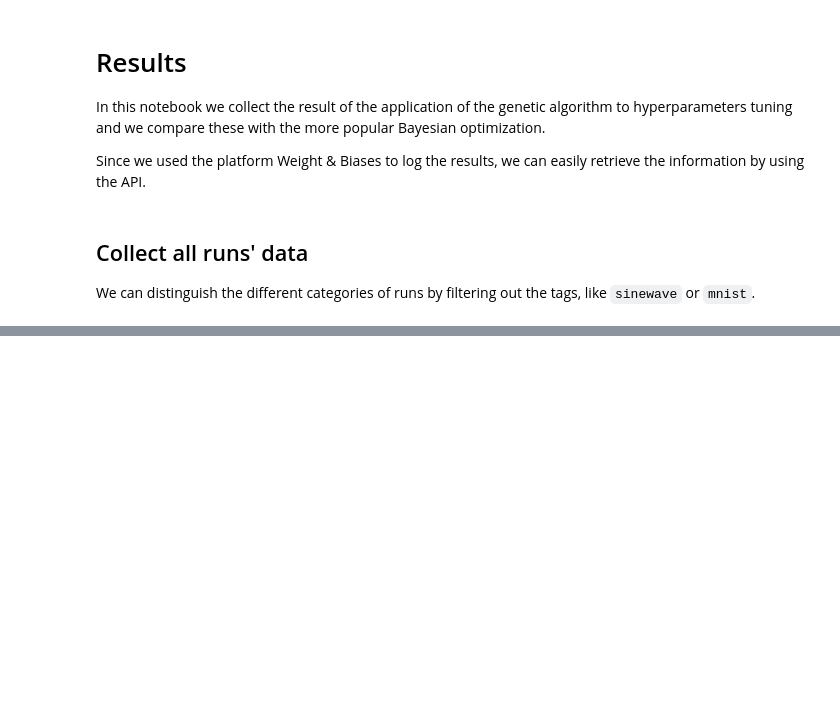
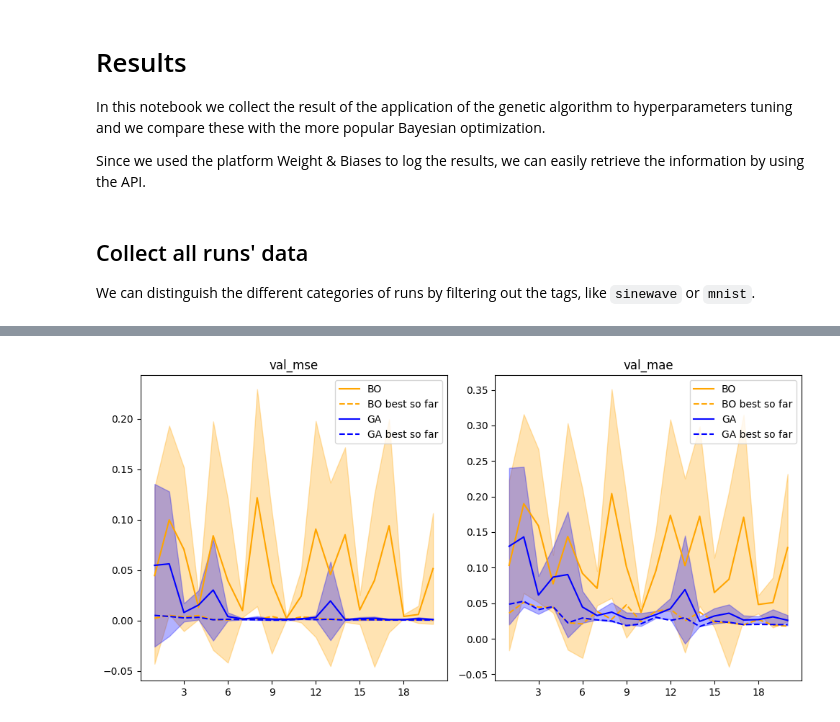
Before and after one commit to GabrielePintus/GMOO-Project, a Jupyter notebook: notebooks/Results MNIST MLP.ipynb, the cells around one changed output, grey strips where cells are left out. Cells and saved outputs as stored; diff of their text form; code cells hidden in the pictures; blank space fills up the shorter version.

```diff
--- a/notebooks/Results MNIST MLP.ipynb
+++ b/notebooks/Results MNIST MLP.ipynb
@@ -109,0 +81,38 @@ plt.show()
+# %%
+cols = ['val_mse', 'val_mae']
+# %%
+# Groupby generation and apply mean
+mean_GA = df_BO.groupby('generation')[cols].mean().rolling(smooting_window).mean()
+mean_BO = df_GA.groupby('generation')[cols].mean().rolling(smooting_window).mean()
+
+std_GA = df_BO.groupby('generation')[cols].std().rolling(smooting_window).mean()
+std_BO = df_GA.groupby('generation')[cols].std().rolling(smooting_window).mean()
+
+best_so_far_GA = df_BO.groupby('generation')[cols].min().rolling(smooting_window).mean()
+best_so_far_BO = df_GA.groupby('generation')[cols].min().rolling(smooting_window).mean()
+# %%
+# Plotting
+fig, ax = plt.subplots(1, len(cols), figsize=(len(cols)*5, 5))
+for i, col in enumerate(cols):
+    # GENETIC ALGORITHM
+    # Mean and std
+    ax[i].plot(mean_GA[col], label='BO', color='orange')
+    ax[i].fill_between(mean_GA.index, mean_GA[col] - std_GA[col], mean_GA[col] + std_GA[col], alpha=0.3, color='orange')
+    # Best so far
+    ax[i].plot(best_so_far_GA[col], label='BO best so far', linestyle='--', color='orange')
+
+    # BAYESIAN OPTIMIZATION
+    # Mean and std
+    ax[i].plot(mean_BO[col], label='GA', color='blue')
+    ax[i].fill_between(mean_BO.index, mean_BO[col] - std_BO[col], mean_BO[col] + std_BO[col], alpha=0.3, color='blue')
+    # Best so far
+    ax[i].plot(best_so_far_BO[col], label='GA best so far', linestyle='--', color='blue')
+
+    # Title
+    ax[i].set_title(col)
+    ax[i].xaxis.set_major_locator(MaxNLocator(integer=True, prune=None))
+    ax[i].legend()
+plt.tight_layout()
+plt.show()
+# %% [output]
+[figure, added]
```
Also changed, not shown: parts of 20 cells of this notebook, 4 other files.
